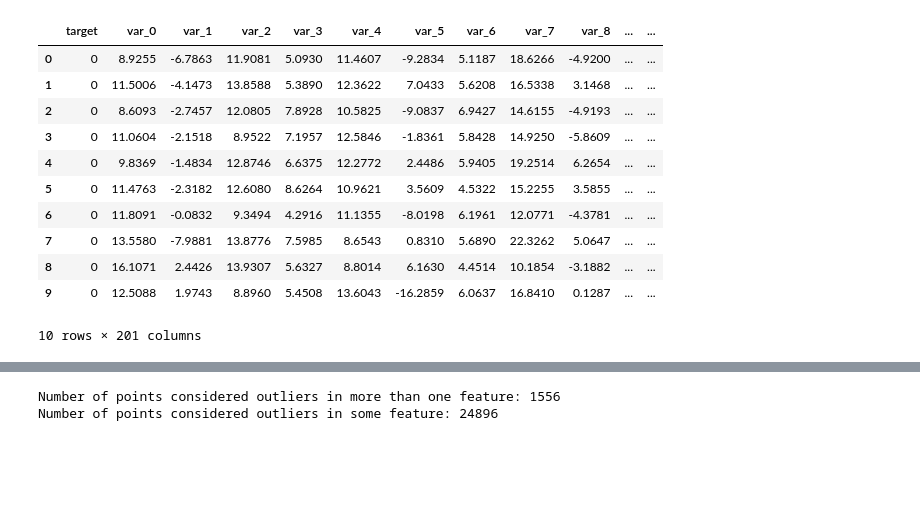
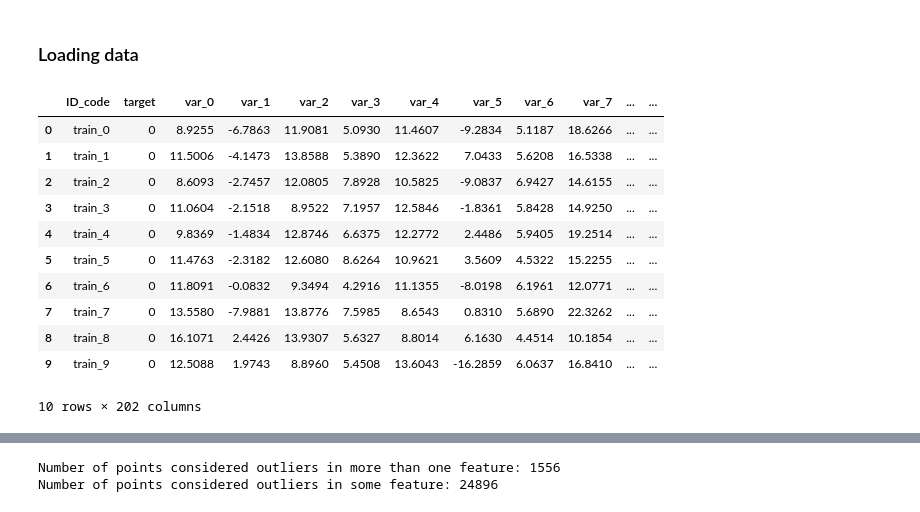
Before and after one commit to vitorbonaf/udacity-ml-capstone, a Jupyter notebook: customer_transaction_prediction.ipynb, the cells around one changed output, grey strips where cells are left out. Saved outputs shown, nothing was run; the diff lists cells and outputs as text; code cells hidden in the pictures; blank space fills up the shorter version.

```diff
--- a/customer_transaction_prediction.ipynb
+++ b/customer_transaction_prediction.ipynb
@@ -1,26 +7,33 @@
+# %% [markdown]
+### Loading data
 # %%
-# Importing main necessary libraries for the project
+# Importing main libraries for the project
+# Other eventual libraries will be imported on demand
 import numpy as np
 import pandas as pd
+import matplotlib.pyplot as plt
 from IPython.display import display # to use display() for DataFrames
 
-# Reading the anonymous data
-data = pd.read_csv("train.csv")
-# Dropping ID_code since it's redundant given the dataframe index
-data.drop("ID_code", axis=1, inplace=True)
 
-# Display first 10 observations
-display(data.head(n=10))
+# Loading training and testing data
+training_data = pd.read_csv("train.csv")
+testing_data = pd.read_csv("test.csv")
+
+# Loading sample submission data
+submission = pd.read_csv('sample_submission.csv')
+
+# Peeking at first 10 observations
+display(training_data.head(n=10))
 # %% [output]
-|  | target | var_0 | var_1 | var_2 | var_3 | var_4 | var_5 | var_6 | var_7 | var_8 | ... | ... |
-| 0 | 0 | 8.9255 | -6.7863 | 11.9081 | 5.0930 | 11.4607 | -9.2834 | 5.1187 | 18.6266 | -4.9200 | ... | ... |
-| 1 | 0 | 11.5006 | -4.1473 | 13.8588 | 5.3890 | 12.3622 | 7.0433 | 5.6208 | 16.5338 | 3.1468 | ... | ... |
-| 2 | 0 | 8.6093 | -2.7457 | 12.0805 | 7.8928 | 10.5825 | -9.0837 | 6.9427 | 14.6155 | -4.9193 | ... | ... |
-| 3 | 0 | 11.0604 | -2.1518 | 8.9522 | 7.1957 | 12.5846 | -1.8361 | 5.8428 | 14.9250 | -5.8609 | ... | ... |
-| 4 | 0 | 9.8369 | -1.4834 | 12.8746 | 6.6375 | 12.2772 | 2.4486 | 5.9405 | 19.2514 | 6.2654 | ... | ... |
-| 5 | 0 | 11.4763 | -2.3182 | 12.6080 | 8.6264 | 10.9621 | 3.5609 | 4.5322 | 15.2255 | 3.5855 | ... | ... |
-| 6 | 0 | 11.8091 | -0.0832 | 9.3494 | 4.2916 | 11.1355 | -8.0198 | 6.1961 | 12.0771 | -4.3781 | ... | ... |
-| 7 | 0 | 13.5580 | -7.9881 | 13.8776 | 7.5985 | 8.6543 | 0.8310 | 5.6890 | 22.3262 | 5.0647 | ... | ... |
-| 8 | 0 | 16.1071 | 2.4426 | 13.9307 | 5.6327 | 8.8014 | 6.1630 | 4.4514 | 10.1854 | -3.1882 | ... | ... |
-| 9 | 0 | 12.5088 | 1.9743 | 8.8960 | 5.4508 | 13.6043 | -16.2859 | 6.0637 | 16.8410 | 0.1287 | ... | ... |
+|  | ID_code | target | var_0 | var_1 | var_2 | var_3 | var_4 | var_5 | var_6 | var_7 | ... | ... |
+| 0 | train_0 | 0 | 8.9255 | -6.7863 | 11.9081 | 5.0930 | 11.4607 | -9.2834 | 5.1187 | 18.6266 | ... | ... |
+| 1 | train_1 | 0 | 11.5006 | -4.1473 | 13.8588 | 5.3890 | 12.3622 | 7.0433 | 5.6208 | 16.5338 | ... | ... |
+| 2 | train_2 | 0 | 8.6093 | -2.7457 | 12.0805 | 7.8928 | 10.5825 | -9.0837 | 6.9427 | 14.6155 | ... | ... |
+| 3 | train_3 | 0 | 11.0604 | -2.1518 | 8.9522 | 7.1957 | 12.5846 | -1.8361 | 5.8428 | 14.9250 | ... | ... |
+| 4 | train_4 | 0 | 9.8369 | -1.4834 | 12.8746 | 6.6375 | 12.2772 | 2.4486 | 5.9405 | 19.2514 | ... | ... |
+| 5 | train_5 | 0 | 11.4763 | -2.3182 | 12.6080 | 8.6264 | 10.9621 | 3.5609 | 4.5322 | 15.2255 | ... | ... |
+| 6 | train_6 | 0 | 11.8091 | -0.0832 | 9.3494 | 4.2916 | 11.1355 | -8.0198 | 6.1961 | 12.0771 | ... | ... |
+| 7 | train_7 | 0 | 13.5580 | -7.9881 | 13.8776 | 7.5985 | 8.6543 | 0.8310 | 5.6890 | 22.3262 | ... | ... |
+| 8 | train_8 | 0 | 16.1071 | 2.4426 | 13.9307 | 5.6327 | 8.8014 | 6.1630 | 4.4514 | 10.1854 | ... | ... |
+| 9 | train_9 | 0 | 12.5088 | 1.9743 | 8.8960 | 5.4508 | 13.6043 | -16.2859 | 6.0637 | 16.8410 | ... | ... |
-10 rows × 201 columns
+10 rows × 202 columns
```
Also changed, not shown: parts of 6 cells of this notebook.
